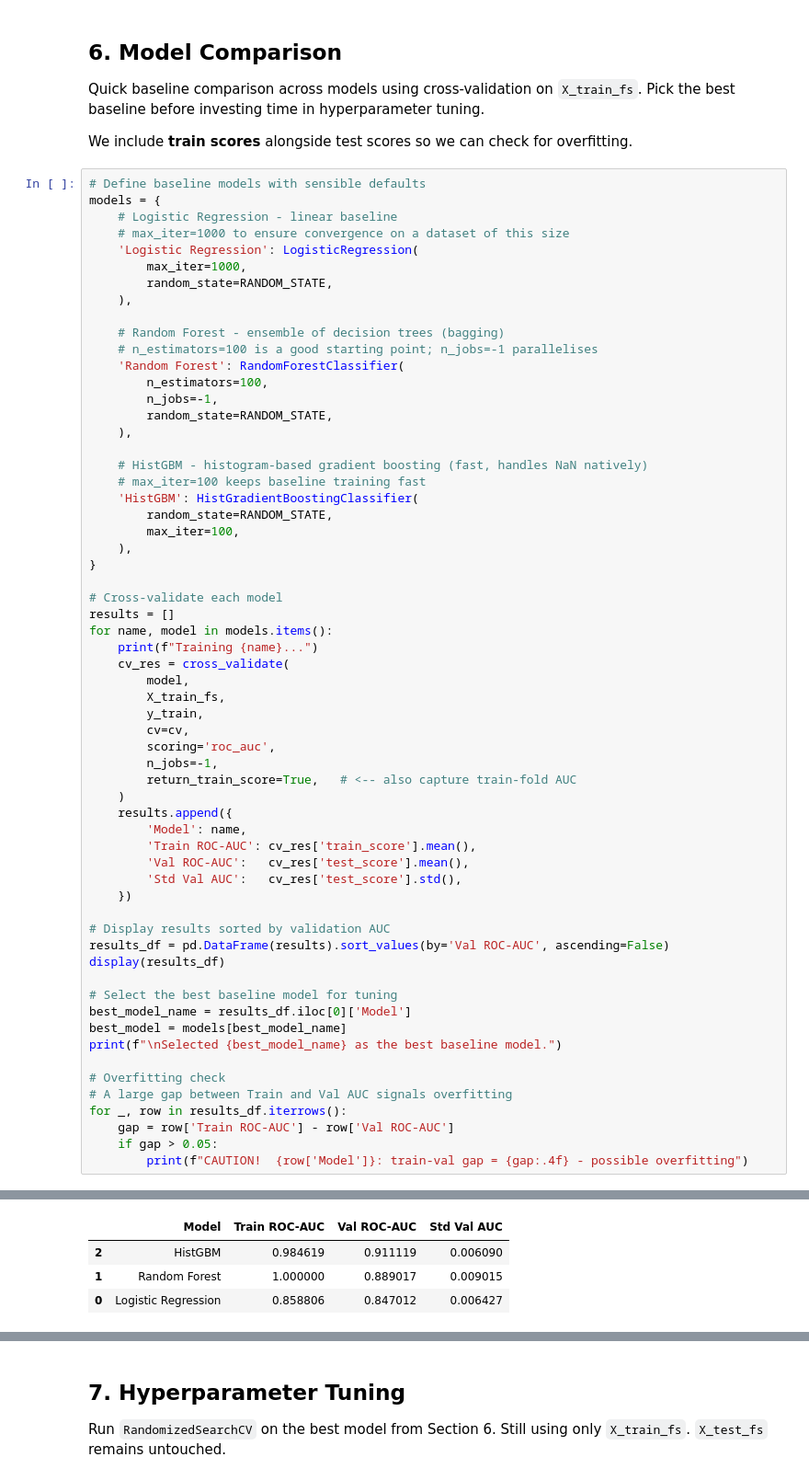
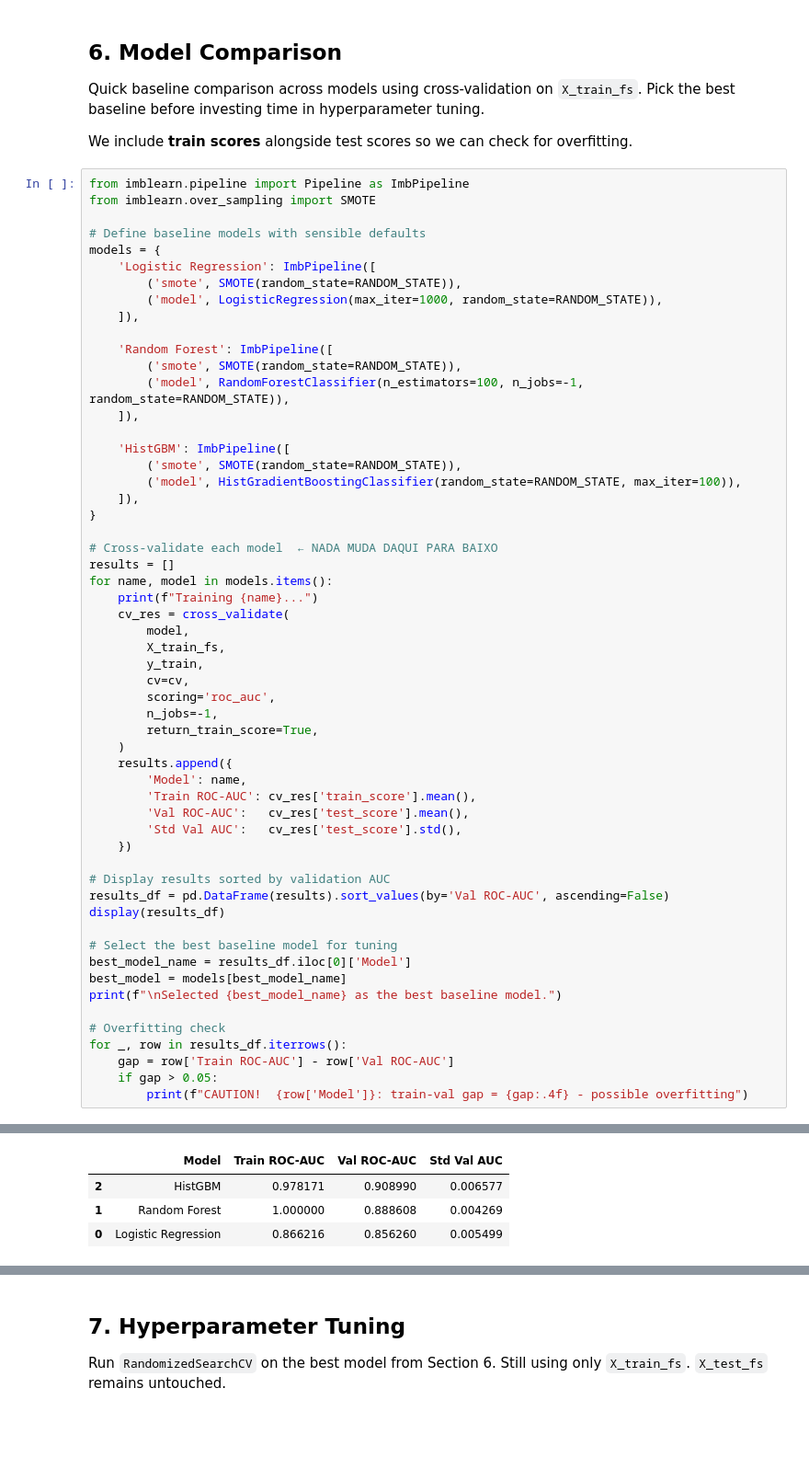
Before and after one commit to RuiSousaFerreiraIMS/Business_Case_BNP, a Jupyter notebook: notebooks/3a)Data_Preprocessing_Models_Churn.ipynb, the cells around one changed output, grey strips where cells are left out. Shown at 92% size. Drawn from its saved outputs; the diff is of its cells as text; blank space fills up the shorter version.

```diff
--- a/notebooks/3a)Data_Preprocessing_Models_Churn.ipynb
+++ b/notebooks/3a)Data_Preprocessing_Models_Churn.ipynb
@@ -471,32 +471,28 @@ Pick the best baseline before investing time in hyperparameter tuning.
 
 We include **train scores** alongside test scores so we can check for overfitting.
 # %%
+from imblearn.pipeline import Pipeline as ImbPipeline
+from imblearn.over_sampling import SMOTE
+
 # Define baseline models with sensible defaults
 models = {
-    # Logistic Regression - linear baseline
-    # max_iter=1000 to ensure convergence on a dataset of this size
-    'Logistic Regression': LogisticRegression(
-        max_iter=1000,
-        random_state=RANDOM_STATE,
-    ),
+    'Logistic Regression': ImbPipeline([
+        ('smote', SMOTE(random_state=RANDOM_STATE)),
+        ('model', LogisticRegression(max_iter=1000, random_state=RANDOM_STATE)),
+    ]),
 
-    # Random Forest - ensemble of decision trees (bagging)
-    # n_estimators=100 is a good starting point; n_jobs=-1 parallelises
-    'Random Forest': RandomForestClassifier(
-        n_estimators=100,
-        n_jobs=-1,
-        random_state=RANDOM_STATE,
-    ),
+    'Random Forest': ImbPipeline([
+        ('smote', SMOTE(random_state=RANDOM_STATE)),
+        ('model', RandomForestClassifier(n_estimators=100, n_jobs=-1, random_state=RANDOM_STATE)),
+    ]),
 
-    # HistGBM - histogram-based gradient boosting (fast, handles NaN natively)
-    # max_iter=100 keeps baseline training fast
-    'HistGBM': HistGradientBoostingClassifier(
-        random_state=RANDOM_STATE,
-        max_iter=100,
-    ),
+    'HistGBM': ImbPipeline([
+        ('smote', SMOTE(random_state=RANDOM_STATE)),
+        ('model', HistGradientBoostingClassifier(random_state=RANDOM_STATE, max_iter=100)),
+    ]),
 }
 
-# Cross-validate each model
+# Cross-validate each model  ← NADA MUDA DAQUI PARA BAIXO
 results = []
 for name, model in models.items():
     print(f"Training {name}...")
@@ -507,36 +503,35 @@ for name, model in models.items():
         cv=cv,
         scoring='roc_auc',
         n_jobs=-1,
-        return_train_score=True,   # <-- also capture train-fold AUC
+        return_train_score=True,
     )
     results.append({
         'Model': name,
         'Train ROC-AUC': cv_res['train_score'].mean(),
         'Val ROC-AUC':   cv_res['test_score'].mean(),
         'Std Val AUC':   cv_res['test_score'].std(),
     })
 
 # Display results sorted by validation AUC
 results_df = pd.DataFrame(results).sort_values(by='Val ROC-AUC', ascending=False)
 display(results_df)
 
 # Select the best baseline model for tuning
 best_model_name = results_df.iloc[0]['Model']
 best_model = models[best_model_name]
 print(f"\nSelected {best_model_name} as the best baseline model.")
 
 # Overfitting check
-# A large gap between Train and Val AUC signals overfitting
 for _, row in results_df.iterrows():
     gap = row['Train ROC-AUC'] - row['Val ROC-AUC']
     if gap > 0.05:
         print(f"CAUTION!  {row['Model']}: train-val gap = {gap:.4f} - possible overfitting")
 # %% [output]
 Training Logistic Regression...
 Training Random Forest...
 Training HistGBM...
 |  | Model | Train ROC-AUC | Val ROC-AUC | Std Val AUC |
-| 2 | HistGBM | 0.984619 | 0.911119 | 0.006090 |
-| 1 | Random Forest | 1.000000 | 0.889017 | 0.009015 |
-| 0 | Logistic Regression | 0.858806 | 0.847012 | 0.006427 |
+| 2 | HistGBM | 0.978171 | 0.908990 | 0.006577 |
+| 1 | Random Forest | 1.000000 | 0.888608 | 0.004269 |
+| 0 | Logistic Regression | 0.866216 | 0.856260 | 0.005499 |
 Selected HistGBM as the best baseline model.
```
Also changed, not shown: parts of 10 cells of this notebook, 2 other files.
